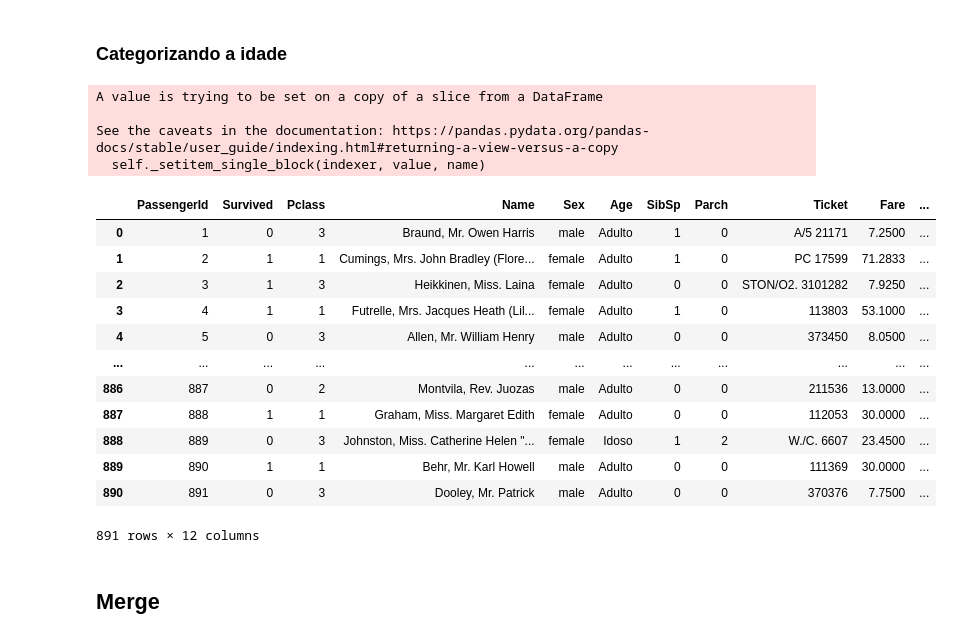
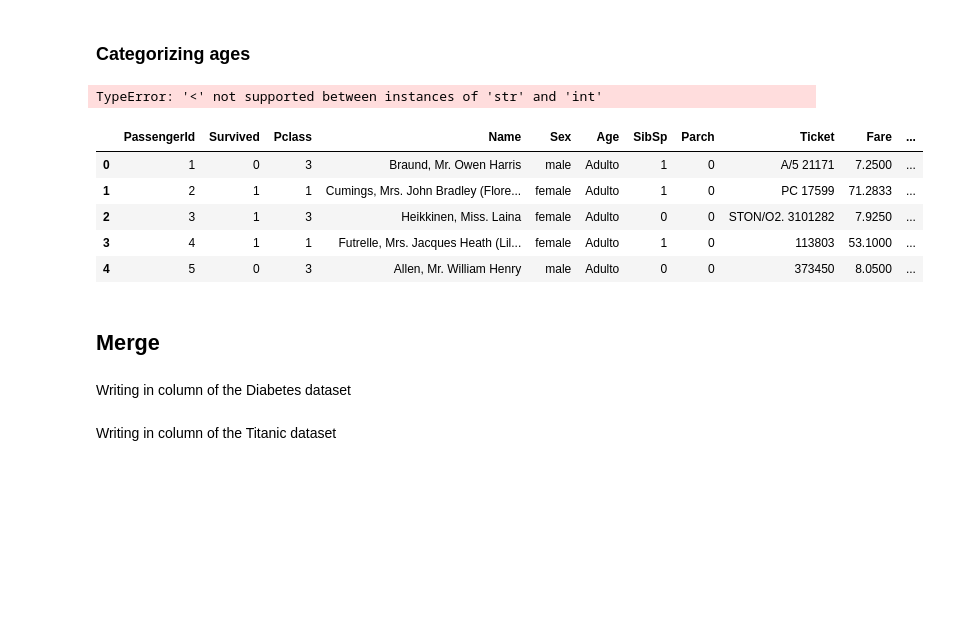
Before and after one commit to GeovaneBarros/Mentoria_Lead, a Jupyter notebook: exercicios.ipynb, the cells around one changed output. Cells and saved outputs as stored; diff of their text form; code cells hidden in the pictures; blank space fills up the shorter version.

```diff
--- a/exercicios.ipynb
+++ b/exercicios.ipynb
@@ -62,4 +76,6 @@ titanic = pd.read_csv('./SRC/titanic.csv')
 # %%
+names = []
 for i in titanic['Name'][(titanic['Age']>27) & (titanic['Survived']==1)].values:
-    print(i)
+    names.append(i)
+names[:5]
 # %% [output]
@@ -83,34 +87,26 @@ Potter, Mrs. Thomas Jr (Lily Alexenia Wilson)
-# %% [markdown]
-### Categorizando a idade
+# %% [markdown]
+### Categorizing ages
 # %%
 for i in range(len(titanic)):
     if titanic['Age'][i] < 19:
-        titanic['Age'].iloc[i] = 'Criança'
+        titanic['Age'].iloc[i] = 'Kid'
     elif titanic['Age'][i] < 61:
-        titanic['Age'].iloc[i] = 'Adulto'
+        titanic['Age'].iloc[i] = 'Adult'
     else:
-        titanic['Age'].iloc[i] = 'Idoso'
+        titanic['Age'].iloc[i] = 'Elderly'
 # %% [output]
-A value is trying to be set on a copy of a slice from a DataFrame
-
-See the caveats in the documentation: https://pandas.pydata.org/pandas-docs/stable/user_guide/indexing.html#returning-a-view-versus-a-copy
-  self._setitem_single_block(indexer, value, name)
+TypeError: '<' not supported between instances of 'str' and 'int'
 # %%
-titanic
+titanic.head()
 # %% [output]
 |  | PassengerId | Survived | Pclass | Name | Sex | Age | SibSp | Parch | Ticket | Fare | ... |
 | 0 | 1 | 0 | 3 | Braund, Mr. Owen Harris | male | Adulto | 1 | 0 | A/5 21171 | 7.2500 | ... |
 | 1 | 2 | 1 | 1 | Cumings, Mrs. John Bradley (Flore... | female | Adulto | 1 | 0 | PC 17599 | 71.2833 | ... |
 | 2 | 3 | 1 | 3 | Heikkinen, Miss. Laina | female | Adulto | 0 | 0 | STON/O2. 3101282 | 7.9250 | ... |
 | 3 | 4 | 1 | 1 | Futrelle, Mrs. Jacques Heath (Lil... | female | Adulto | 1 | 0 | 113803 | 53.1000 | ... |
 | 4 | 5 | 0 | 3 | Allen, Mr. William Henry | male | Adulto | 0 | 0 | 373450 | 8.0500 | ... |
-| ... | ... | ... | ... | ... | ... | ... | ... | ... | ... | ... | ... |
-| 886 | 887 | 0 | 2 | Montvila, Rev. Juozas | male | Adulto | 0 | 0 | 211536 | 13.0000 | ... |
-| 887 | 888 | 1 | 1 | Graham, Miss. Margaret Edith | female | Adulto | 0 | 0 | 112053 | 30.0000 | ... |
-| 888 | 889 | 0 | 3 | Johnston, Miss. Catherine Helen "... | female | Idoso | 1 | 2 | W./C. 6607 | 23.4500 | ... |
-| 889 | 890 | 1 | 1 | Behr, Mr. Karl Howell | male | Adulto | 0 | 0 | 111369 | 30.0000 | ... |
-| 890 | 891 | 0 | 3 | Dooley, Mr. Patrick | male | Adulto | 0 | 0 | 370376 | 7.7500 | ... |
-891 rows × 12 columns
 # %% [markdown]
 ## Merge
+# %% [markdown]
+Writing in column of the Diabetes dataset
 # %%
@@ -121 +117,3 @@ diabetes['DATASET'] = lista
+# %% [markdown]
+Writing in column of the Titanic dataset
 # %%
```
Also changed, not shown: parts of 32 cells of this notebook, 3 other files.
